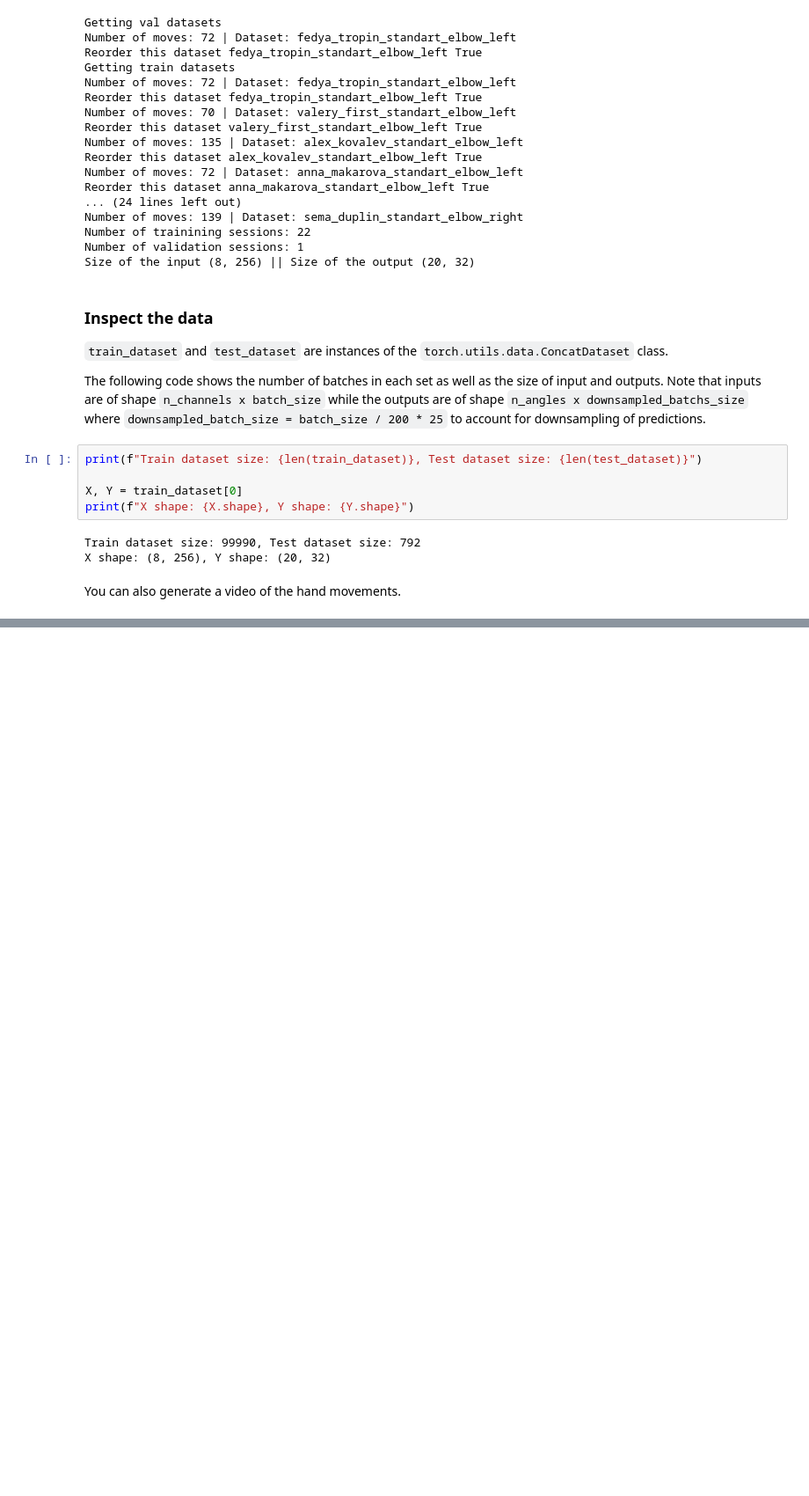
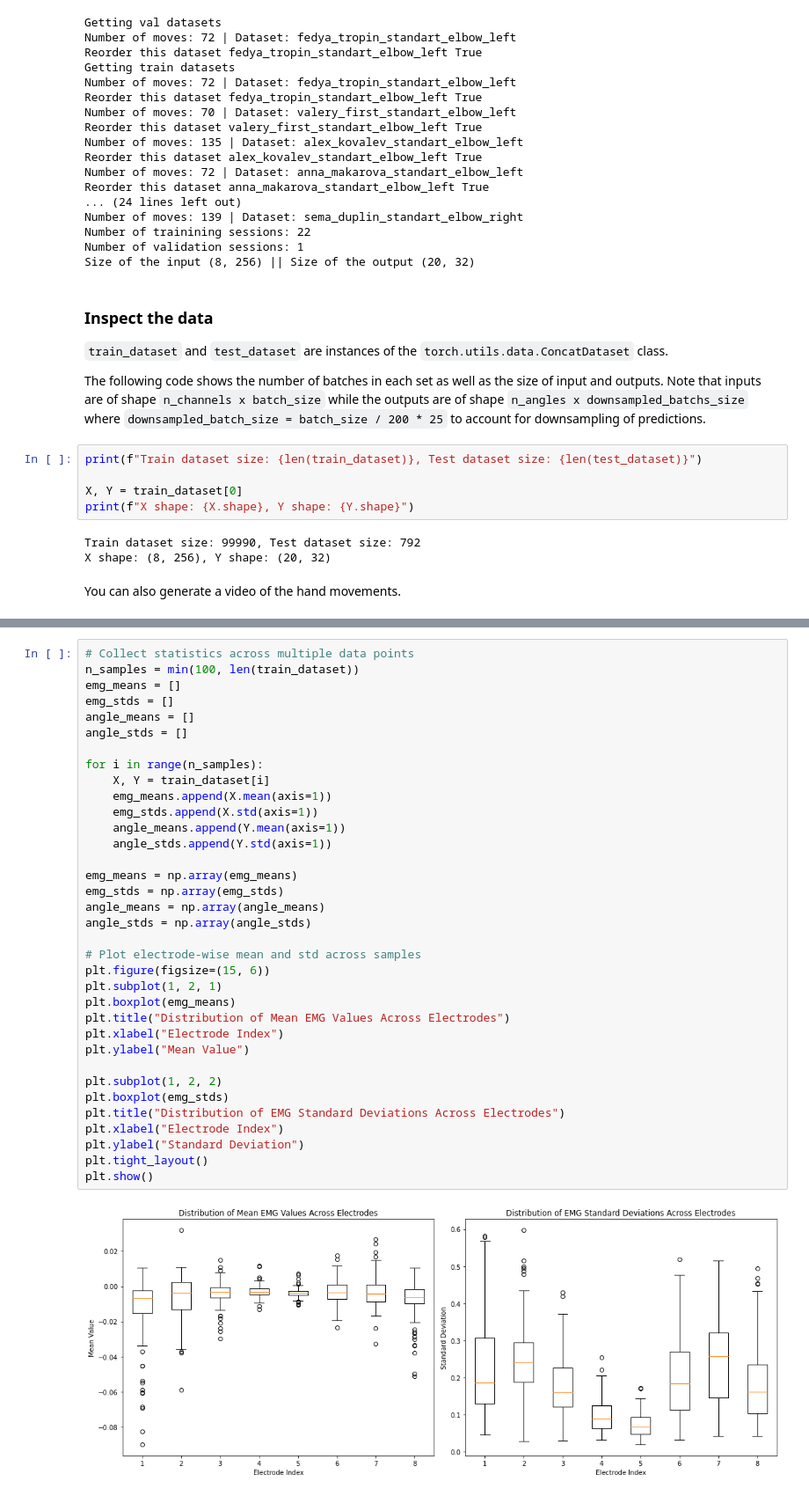
Before and after one commit to BelleJohn/BCI_ALVI_challenge, a Jupyter notebook: tutorials/01_load_dataset.ipynb, the cells around one changed output, grey strips where cells are left out. Shown at 88% size. Cells and saved outputs as stored; diff of their text form; blank space fills up the shorter version.

```diff
--- a/tutorials/01_load_dataset.ipynb
+++ b/tutorials/01_load_dataset.ipynb
@@ -93,0 +191,37 @@ save_animation(ani, 'test_vis.gif', fps=25,)   # this will save a .gif file
+# %%
+# Collect statistics across multiple data points
+n_samples = min(100, len(train_dataset))
+emg_means = []
+emg_stds = []
+angle_means = []
+angle_stds = []
+
+for i in range(n_samples):
+    X, Y = train_dataset[i]
+    emg_means.append(X.mean(axis=1))
+    emg_stds.append(X.std(axis=1))
+    angle_means.append(Y.mean(axis=1))
+    angle_stds.append(Y.std(axis=1))
+
+emg_means = np.array(emg_means)
+emg_stds = np.array(emg_stds)
+angle_means = np.array(angle_means)
+angle_stds = np.array(angle_stds)
+
+# Plot electrode-wise mean and std across samples
+plt.figure(figsize=(15, 6))
+plt.subplot(1, 2, 1)
+plt.boxplot(emg_means)
+plt.title("Distribution of Mean EMG Values Across Electrodes")
+plt.xlabel("Electrode Index")
+plt.ylabel("Mean Value")
+
+plt.subplot(1, 2, 2)
+plt.boxplot(emg_stds)
+plt.title("Distribution of EMG Standard Deviations Across Electrodes")
+plt.xlabel("Electrode Index")
+plt.ylabel("Standard Deviation")
+plt.tight_layout()
+plt.show()
+# %% [output]
+[figure, added]
```
Also changed, not shown: parts of 7 cells of this notebook, 1 other file.
